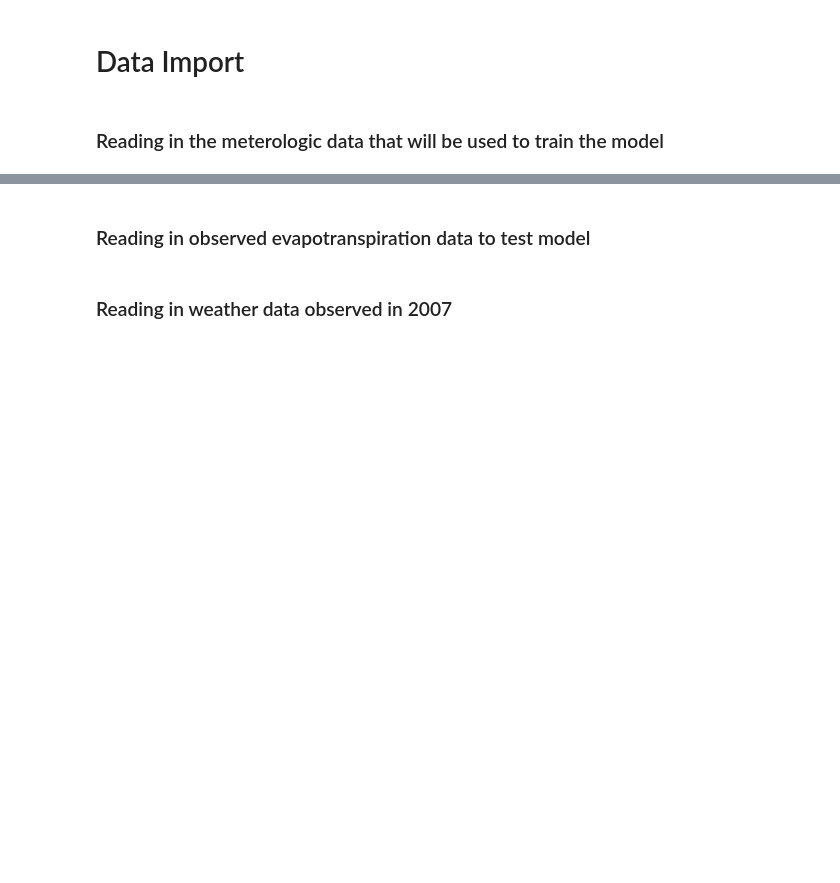
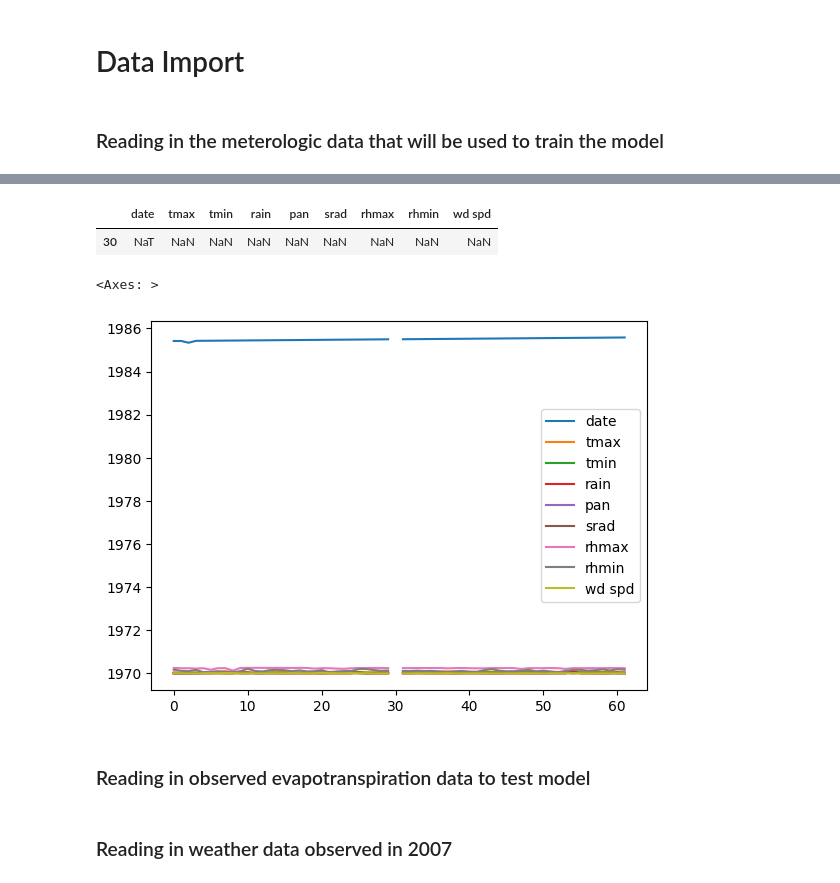
Before and after one commit to AAndresen875/hydrologic_modeling, a Jupyter notebook: Chapter6PrecipGiven.ipynb, the cells around one changed output, grey strips where cells are left out. Cells and saved outputs as stored; diff of their text form; code cells hidden in the pictures; blank space fills up the shorter version.

Commit message:
initial investigation of completeness for the waseca meterologic data frame

```diff
--- a/Chapter6PrecipGiven.ipynb
+++ b/Chapter6PrecipGiven.ipynb
@@ -28,0 +73,12 @@ waseca.head()
+# %%
+#looking for when a metric is null:
+waseca[waseca['tmax'].isnull()]
+# %% [output]
+|  | date | tmax | tmin | rain | pan | srad | rhmax | rhmin | wd spd |
+| 30 | NaT | NaN | NaN | NaN | NaN | NaN | NaN | NaN | NaN |
+# %%
+#this looks like a missed point of collection, noting the existence, but I'm not going to pull out
+waseca.plot()
+# %% [output]
+<Axes: >
+[figure, added]
```
Also changed, not shown: parts of 5 cells of this notebook.
